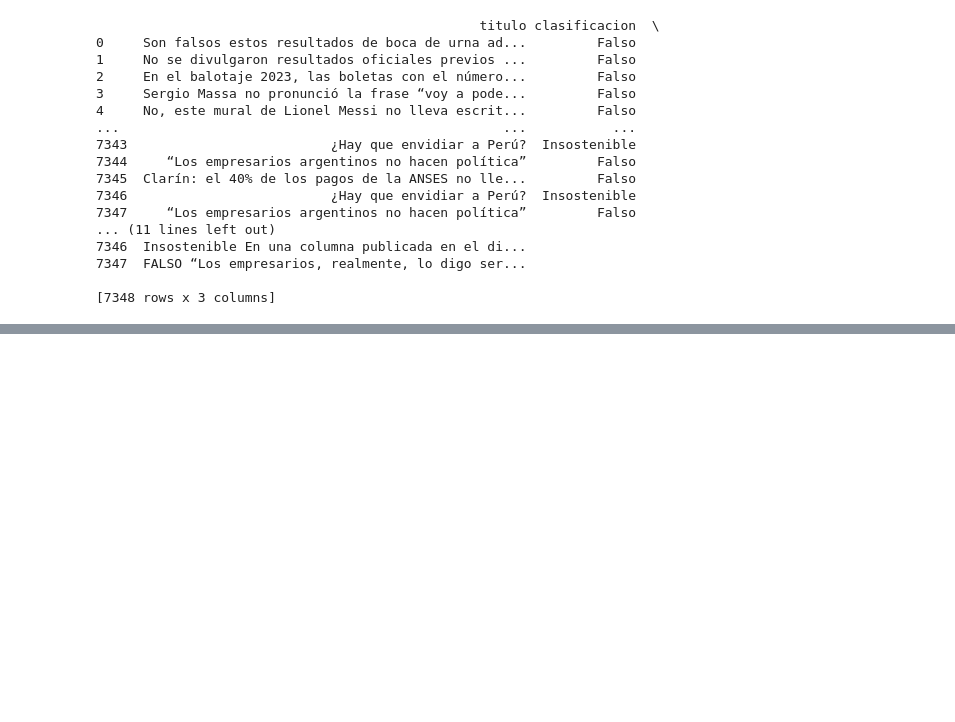
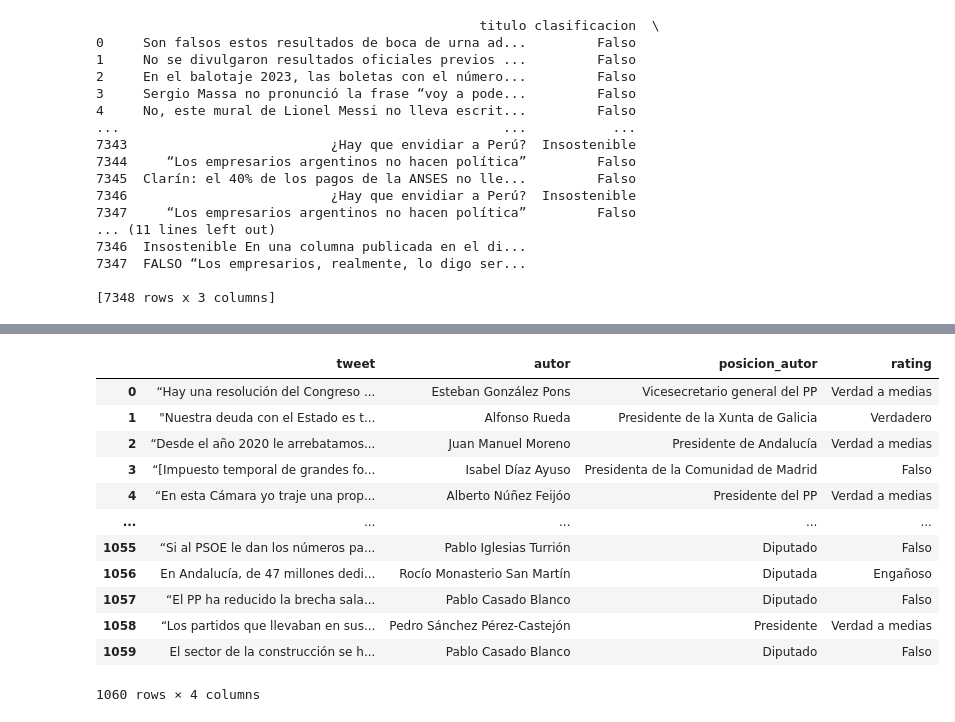
Before and after one commit to Verificado-Profesional/data-collecting, a Jupyter notebook: factChecking.ipynb, the cells around one changed output, grey strips where cells are left out. Drawn from its saved outputs; the diff is of its cells as text; code cells hidden in the pictures; blank space fills up the shorter version.

Commit message:
newtral scrapper

```diff
--- a/factChecking.ipynb
+++ b/factChecking.ipynb
@@ -141,7 +141,7 @@ def obtenerChequeos():
 
     return chequeos_totales
 # %%
-chequeos = obtenerChequeos()
+chequeos = obtenerChequeosChequeado()
 # %% [output]
 Exception 1:  Message: Unable to locate element: .c-tax__item; For documentation on this error, please visit: https://www.selenium.dev/documentation/webdriver/troubleshooting/errors#no-such-element-ex ...
 Stacktrace:
@@ -224,0 +290,2 @@ df_without_duplicates.to_csv('chequeado.csv', index=False)
+# %%
+chequeos_newtral = obtenerChequeosNewtral()
@@ -224,0 +310,6 @@ df_without_duplicates.to_csv('chequeado.csv', index=False)
+# %%
+# Create DataFrame from list of dictionaries
+df = pd.DataFrame(chequeos_newtral)
+
+# Display the DataFrame
+print(df)
@@ -224,0 +334,18 @@ df_without_duplicates.to_csv('chequeado.csv', index=False)
+# %%
+df_newtral_without_duplicates = df.drop_duplicates().reset_index(drop=True)
+# %%
+df_newtral_without_duplicates
+# %% [output]
+|  | tweet | autor | posicion_autor | rating |
+| 0 | “Hay una resolución del Congreso ... | Esteban González Pons | Vicesecretario general del PP | Verdad a medias |
+| 1 | "Nuestra deuda con el Estado es t... | Alfonso Rueda | Presidente de la Xunta de Galicia | Verdadero |
+| 2 | “Desde el año 2020 le arrebatamos... | Juan Manuel Moreno | Presidente de Andalucía | Verdad a medias |
+| 3 | “[Impuesto temporal de grandes fo... | Isabel Díaz Ayuso | Presidenta de la Comunidad de Madrid | Falso |
+| 4 | “En esta Cámara yo traje una prop... | Alberto Núñez Feijóo | Presidente del PP | Verdad a medias |
+| ... | ... | ... | ... | ... |
+| 1055 | “Si al PSOE le dan los números pa... | Pablo Iglesias Turrión | Diputado | Falso |
+| 1056 | En Andalucía, de 47 millones dedi... | Rocío Monasterio San Martín | Diputada | Engañoso |
+| 1057 | “El PP ha reducido la brecha sala... | Pablo Casado Blanco | Diputado | Falso |
+| 1058 | “Los partidos que llevaban en sus... | Pedro Sánchez Pérez-Castejón | Presidente | Verdad a medias |
+| 1059 | El sector de la construcción se h... | Pablo Casado Blanco | Diputado | Falso |
+1060 rows × 4 columns
```
Also changed, not shown: parts of 10 cells of this notebook.
